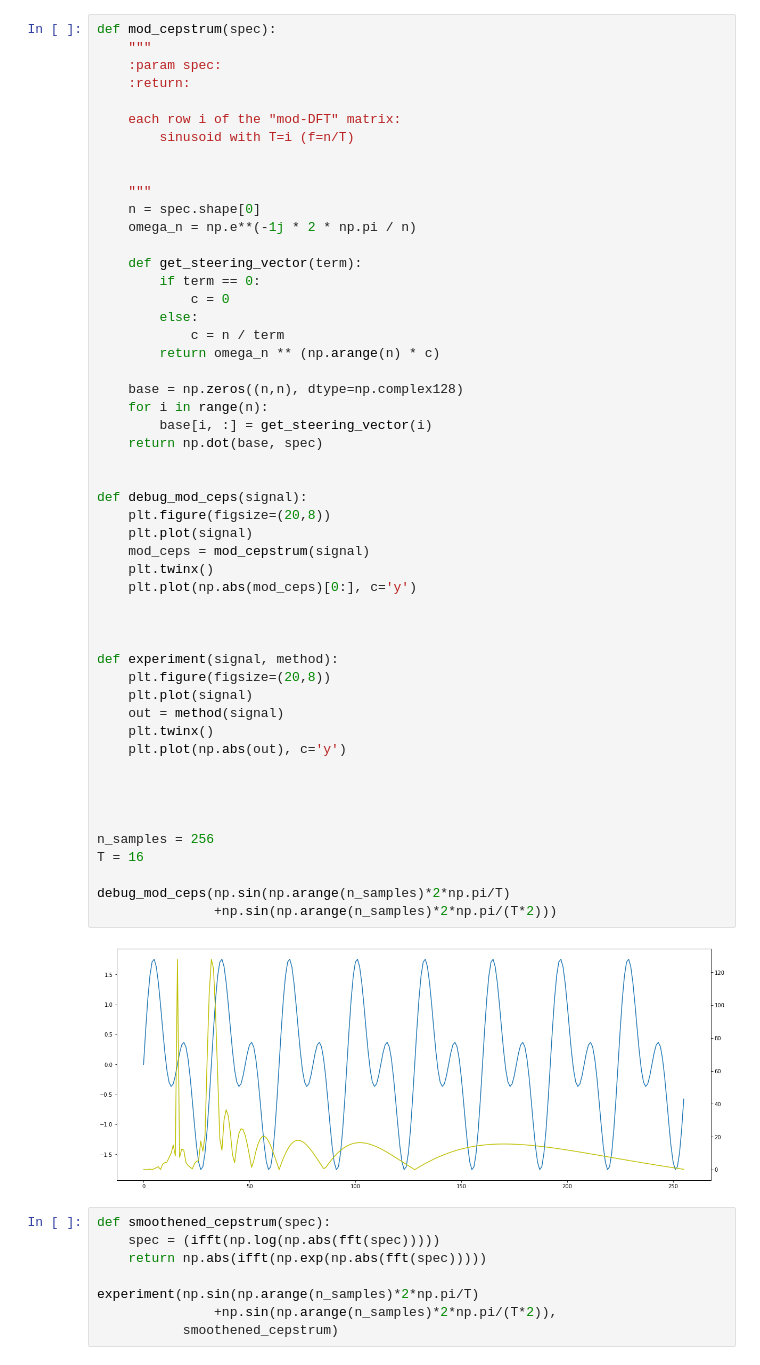
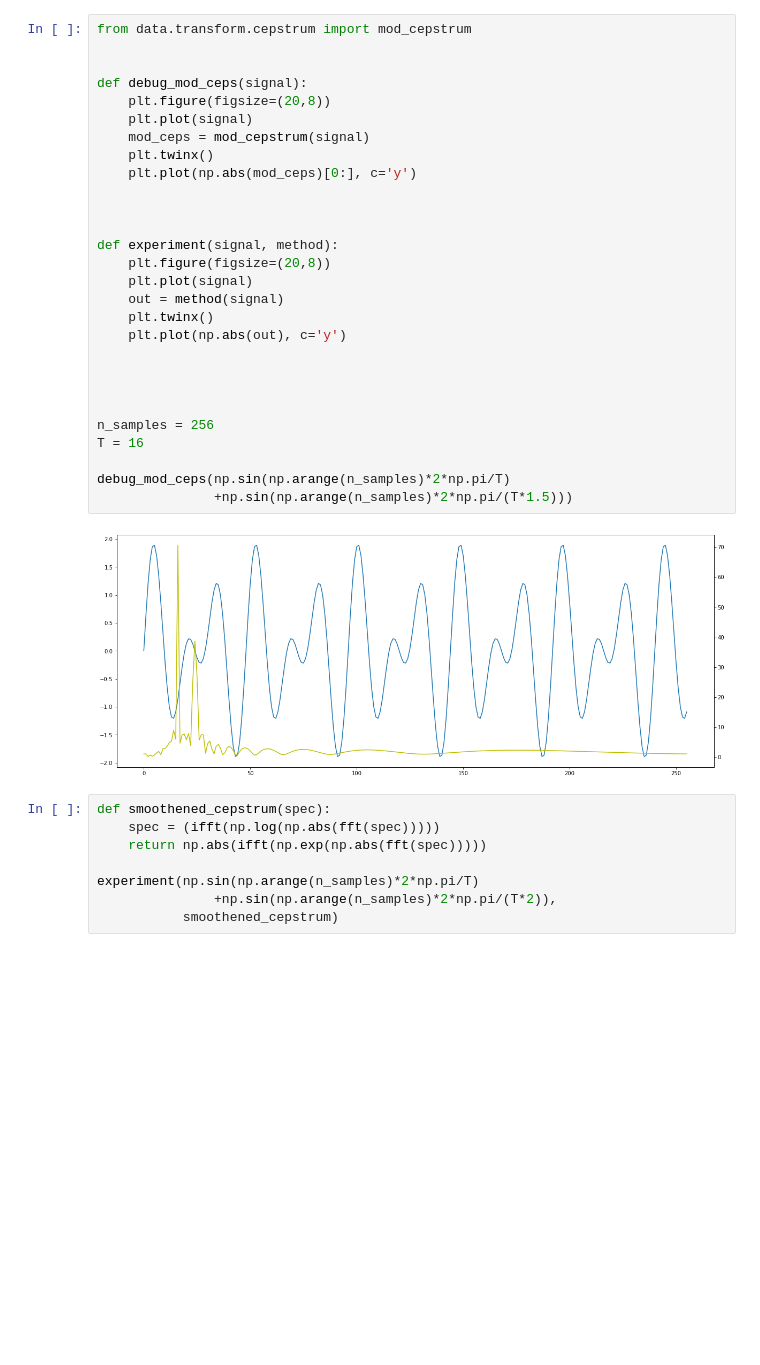
Before and after one commit to yunquian/CS-545-Project, a Jupyter notebook: playground.ipynb, the cells around one changed output. Saved outputs shown, nothing was run; the diff lists cells and outputs as text; blank space fills up the shorter version.

```diff
--- a/playground.ipynb
+++ b/playground.ipynb
@@ -57,56 +57,33 @@ quef at  40.0
 # %%
-def mod_cepstrum(spec):
-    """
-    :param spec:
-    :return:
-
-    each row i of the "mod-DFT" matrix:
-        sinusoid with T=i (f=n/T)
-
-
-    """
-    n = spec.shape[0]
-    omega_n = np.e**(-1j * 2 * np.pi / n)
-
-    def get_steering_vector(term):
-        if term == 0:
-            c = 0
-        else:
-            c = n / term
-        return omega_n ** (np.arange(n) * c)
-
-    base = np.zeros((n,n), dtype=np.complex128)
-    for i in range(n):
-        base[i, :] = get_steering_vector(i)
-    return np.dot(base, spec)
+from data.transform.cepstrum import mod_cepstrum
 
 
 def debug_mod_ceps(signal):
     plt.figure(figsize=(20,8))
     plt.plot(signal)
     mod_ceps = mod_cepstrum(signal)
     plt.twinx()
     plt.plot(np.abs(mod_ceps)[0:], c='y')
 
 
 
 def experiment(signal, method):
     plt.figure(figsize=(20,8))
     plt.plot(signal)
     out = method(signal)
     plt.twinx()
     plt.plot(np.abs(out), c='y')
 
 
 
 
 n_samples = 256
 T = 16
 
 debug_mod_ceps(np.sin(np.arange(n_samples)*2*np.pi/T)
-               +np.sin(np.arange(n_samples)*2*np.pi/(T*2)))
+               +np.sin(np.arange(n_samples)*2*np.pi/(T*1.5)))
 # %% [output]
-[figure, old version]
+[figure, new version]
 # %%
 def smoothened_cepstrum(spec):
     spec = (ifft(np.log(np.abs(fft(spec)))))
```
Also changed, not shown: parts of 3 cells of this notebook, 2 other files.
